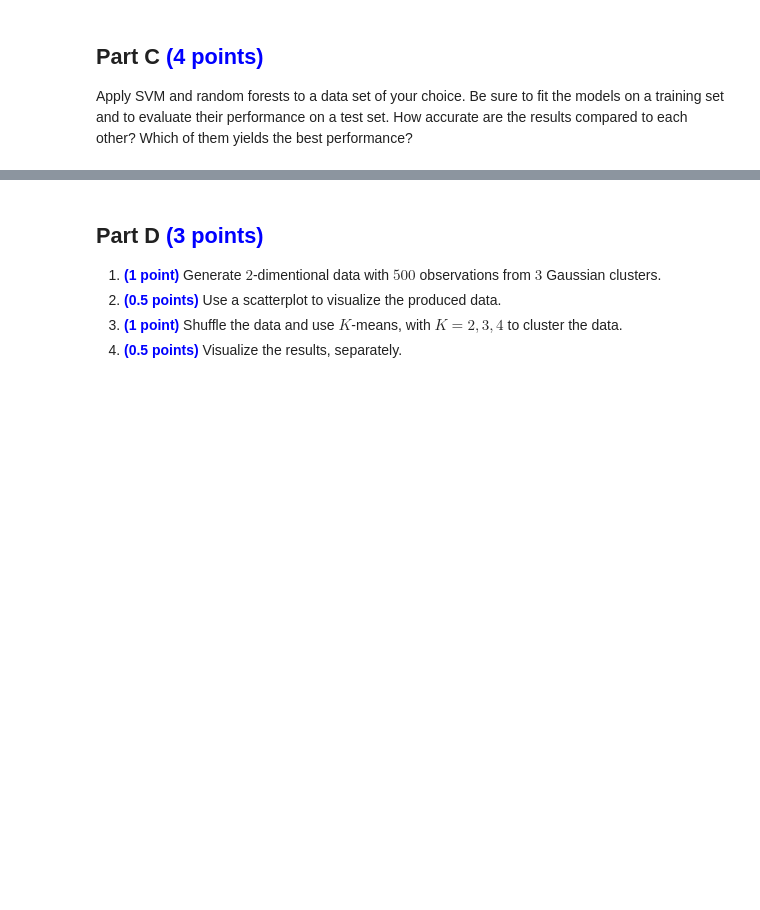
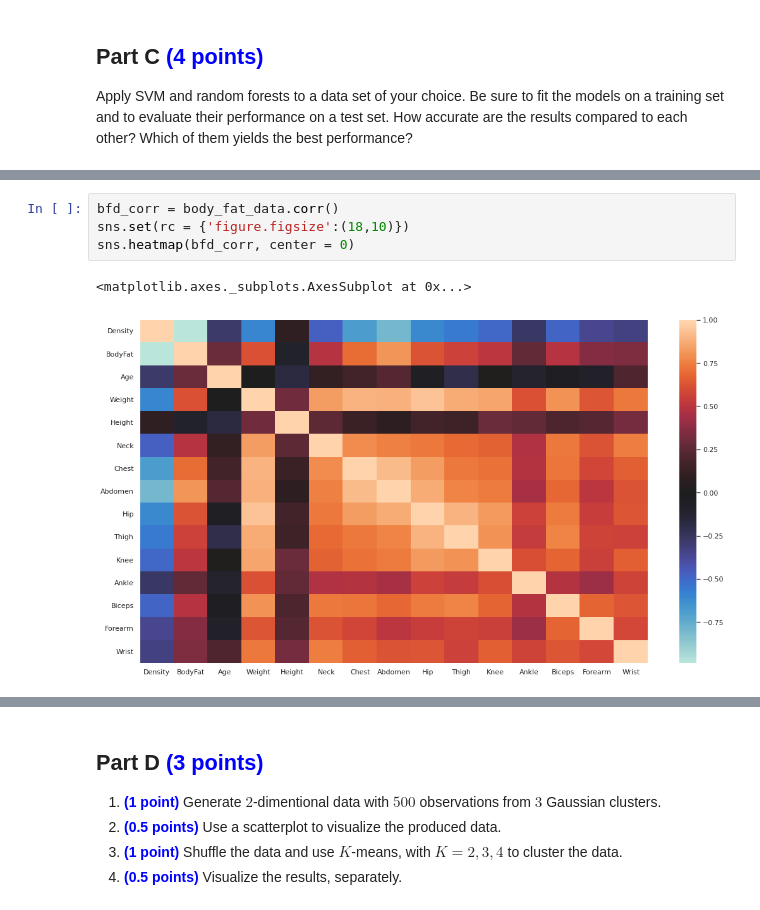
Before and after one commit to ahmedopolis/YCBS-255-Statistical-Machine-Learning, a Jupyter notebook: Assignments/Assignment 3/assignment03_mcgill_ahmedibrahim.ipynb, the cells around one changed output, grey strips where cells are left out. Drawn from its saved outputs; the diff is of its cells as text; blank space fills up the shorter version.

```diff
--- a/Assignments/Assignment 3/assignment03_mcgill_ahmedibrahim.ipynb
+++ b/Assignments/Assignment 3/assignment03_mcgill_ahmedibrahim.ipynb
@@ -344,0 +475,7 @@ Apply SVM and random forests to a data set of your choice. Be sure to fit the mo
+# %%
+bfd_corr = body_fat_data.corr()
+sns.set(rc = {'figure.figsize':(18,10)})
+sns.heatmap(bfd_corr, center = 0)
+# %% [output]
+<matplotlib.axes._subplots.AxesSubplot at 0x...>
+[figure, added]
```
Also changed, not shown: parts of 34 cells of this notebook.
